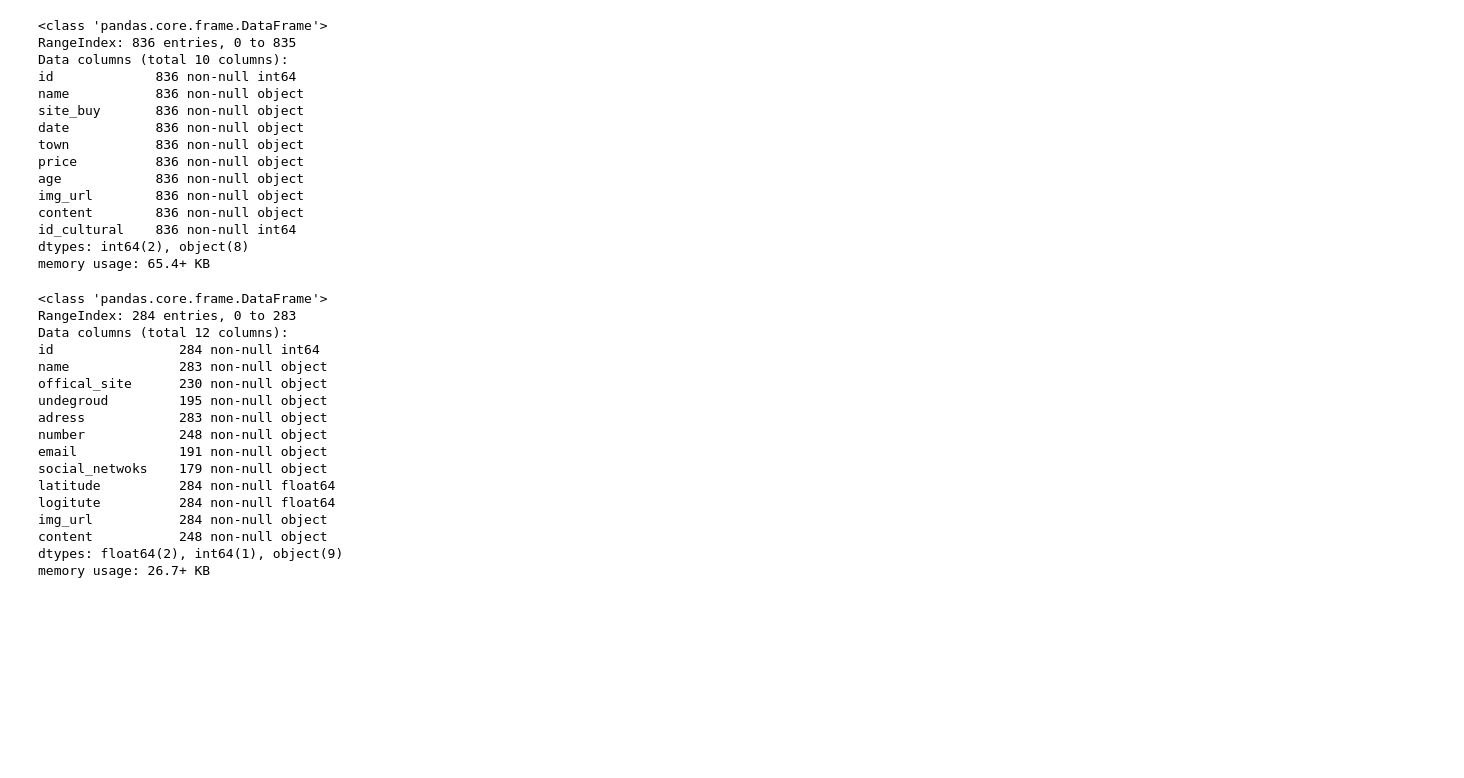
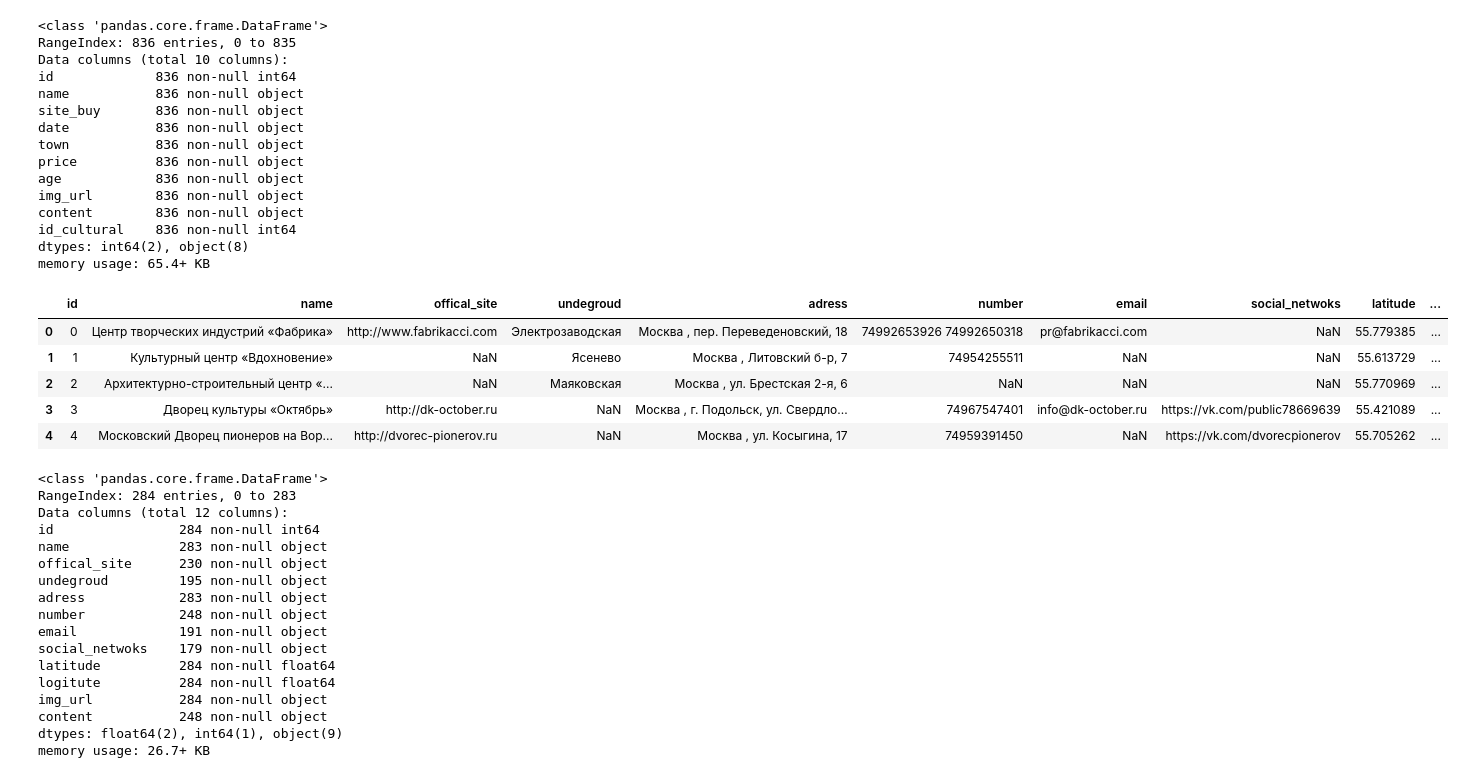
Before and after one commit to Hvids/HumanInside, a Jupyter notebook: Parser/Tester.ipynb, the cells around one changed output. Cells and saved outputs as stored; diff of their text form; code cells hidden in the pictures; blank space fills up the shorter version.

```diff
--- a/Parser/Tester.ipynb
+++ b/Parser/Tester.ipynb
@@ -130,7 +144,14 @@ dtypes: int64(2), object(8)
 memory usage: 65.4+ KB
 # %%
 df_center = pd.read_csv(path + 'cultural_centers.csv')
-df_center.head())
+df_center.head()
+# %% [output]
+|  | id | name | offical_site | undegroud | adress | number | email | social_netwoks | latitude | ... |
+| 0 | 0 | Центр творческих индустрий «Фабрика» | http://www.fabrikacci.com | Электрозаводская | Москва , пер. Переведеновский, 18 | 74992653926 74992650318 | pr@fabrikacci.com | NaN | 55.779385 | ... |
+| 1 | 1 | Культурный центр «Вдохновение» | NaN | Ясенево | Москва , Литовский б-р, 7 | 74954255511 | NaN | NaN | 55.613729 | ... |
+| 2 | 2 | Архитектурно-строительный центр «... | NaN | Маяковская | Москва , ул. Брестская 2-я, 6 | NaN | NaN | NaN | 55.770969 | ... |
+| 3 | 3 | Дворец культуры «Октябрь» | http://dk-october.ru | NaN | Москва , г. Подольск, ул. Свердло... | 74967547401 | info@dk-october.ru | https://vk.com/public78669639 | 55.421089 | ... |
+| 4 | 4 | Московский Дворец пионеров на Вор... | http://dvorec-pionerov.ru | NaN | Москва , ул. Косыгина, 17 | 74959391450 | NaN | https://vk.com/dvorecpionerov | 55.705262 | ... |
 # %%
 df_center.info()
 # %% [output]
```
Also changed, not shown: parts of 4 cells of this notebook, 3 other files.
